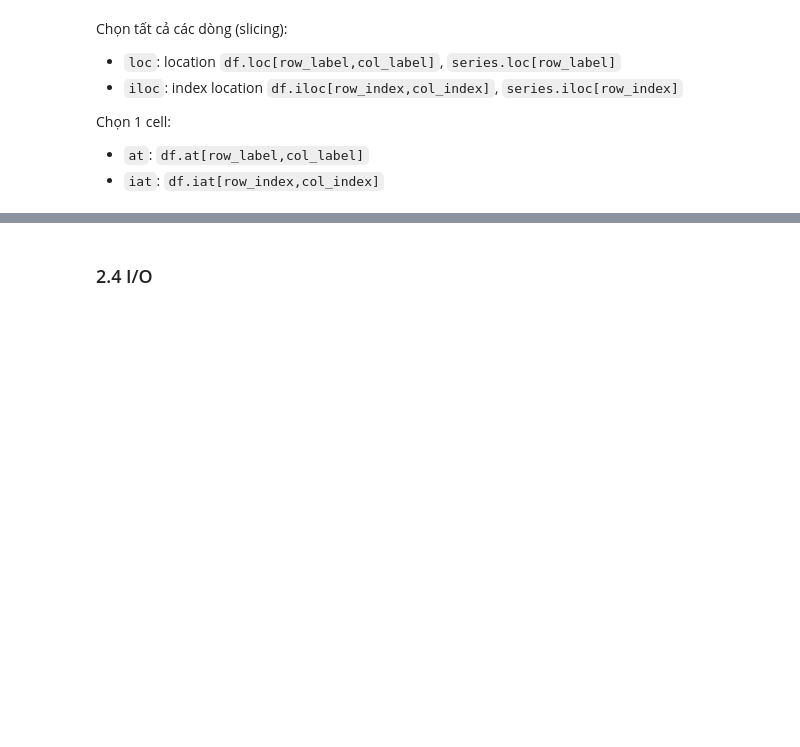
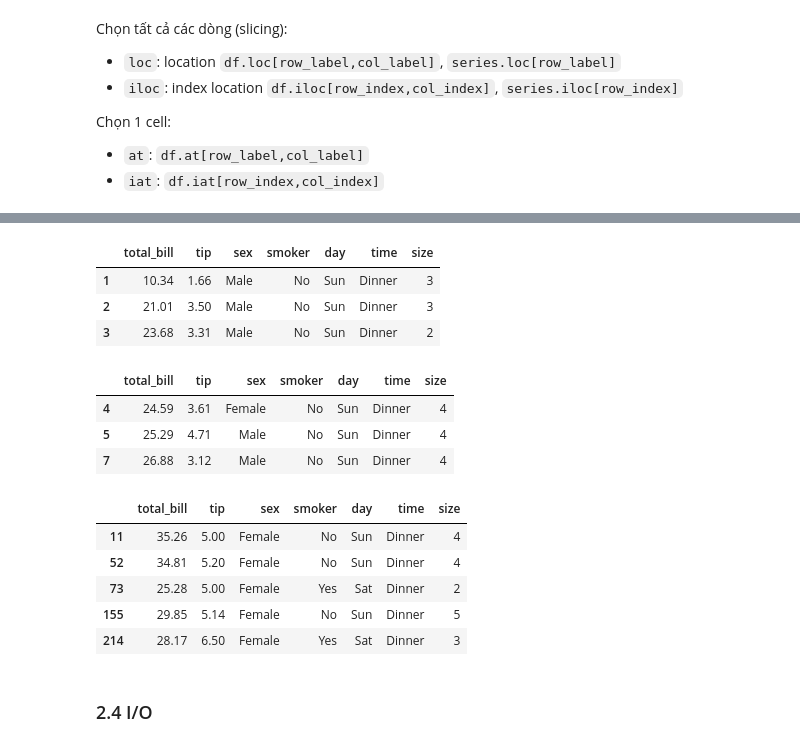
Before and after one commit to honghanhh/mci_python_33a8_l1, a Jupyter notebook: Live Slides/Live Lecture 5/Minhnq_Live_Lecture_05.ipynb, the cells around one changed output, grey strips where cells are left out. Drawn from its saved outputs; the diff is of its cells as text; code cells hidden in the pictures; blank space fills up the shorter version.

```diff
--- a/Live Slides/Live Lecture 5/Minhnq_Live_Lecture_05.ipynb
+++ b/Live Slides/Live Lecture 5/Minhnq_Live_Lecture_05.ipynb
@@ -99,3 +222,32 @@ Chọn 1 cell:
+# %%
+# Cau 1:
+tips_df.query("sex == 'Male' & total_bill > 10").head(3)
+# %% [output]
+|  | total_bill | tip | sex | smoker | day | time | size |
+| 1 | 10.34 | 1.66 | Male | No | Sun | Dinner | 3 |
+| 2 | 21.01 | 3.50 | Male | No | Sun | Dinner | 3 |
+| 3 | 23.68 | 3.31 | Male | No | Sun | Dinner | 2 |
+# %%
+# Cau 2:
+
+tips_df.query("size >3 & smoker == 'No'").head(3)
+# %% [output]
+|  | total_bill | tip | sex | smoker | day | time | size |
+| 4 | 24.59 | 3.61 | Female | No | Sun | Dinner | 4 |
+| 5 | 25.29 | 4.71 | Male | No | Sun | Dinner | 4 |
+| 7 | 26.88 | 3.12 | Male | No | Sun | Dinner | 4 |
+# %%
+# Cau 3:
+condition = (tips_df['sex'] == 'Female') & (tips_df['time'] == 'Dinner') & (tips_df['day'].str.startswith("S")) & (tips_df['tip'] >= 5)
+
+tips_df.loc[condition]
+# %% [output]
+|  | total_bill | tip | sex | smoker | day | time | size |
+| 11 | 35.26 | 5.00 | Female | No | Sun | Dinner | 4 |
+| 52 | 34.81 | 5.20 | Female | No | Sun | Dinner | 4 |
+| 73 | 25.28 | 5.00 | Female | Yes | Sat | Dinner | 2 |
+| 155 | 29.85 | 5.14 | Female | No | Sun | Dinner | 5 |
+| 214 | 28.17 | 6.50 | Female | Yes | Sat | Dinner | 3 |
 # %% [markdown]
 ### 2.4 I/O
 # %% [markdown]
```
Also changed, not shown: parts of 35 cells of this notebook.
